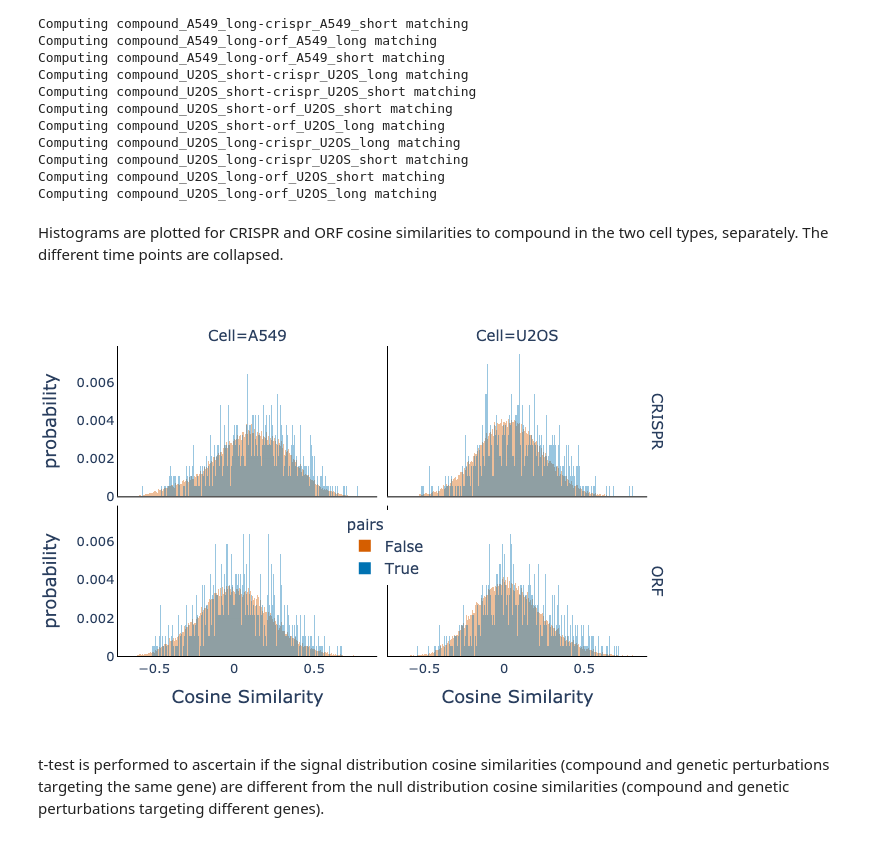
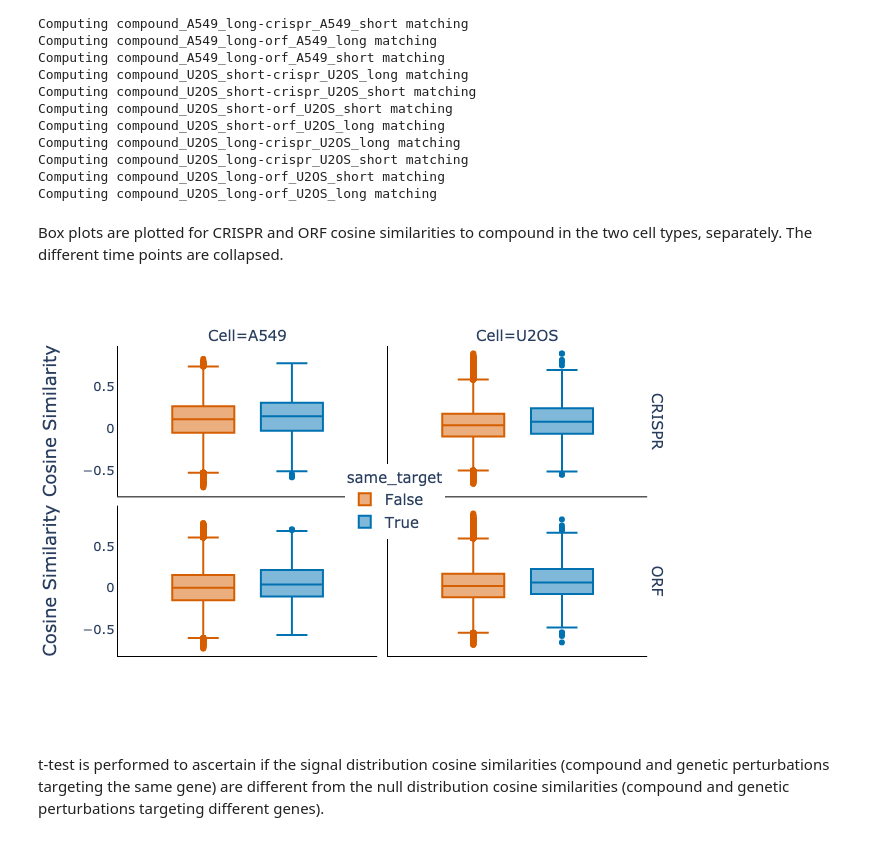
Before and after one commit to jump-cellpainting/2024_Chandrasekaran_NatureMethods, a Jupyter notebook: benchmark/5.visualize-similarities.ipynb, the cells around one changed output. Saved outputs shown, nothing was run; the diff lists cells and outputs as text; code cells hidden in the pictures.

Commit message:
Update figures

```diff
--- a/benchmark/5.visualize-similarities.ipynb
+++ b/benchmark/5.visualize-similarities.ipynb
@@ -118,7 +118,7 @@ for cell in experiment_df.Cell_type.unique():
                     precision.truth_matrix
                     .unstack()
                     .reset_index()
-                    .rename(columns={0: 'pairs'})
+                    .rename(columns={0: 'same_target'})
                 )
 
                 corr_truth = (
@@ -150,38 +150,35 @@ Computing compound_U2OS_long-orf_U2OS_long matching
 # %%
 matching_df = matching_df.replace({'compound':'Compound','crispr':'CRISPR','orf':'ORF'})
 # %% [markdown]
-Histograms are plotted for CRISPR and ORF cosine similarities to compound in the two cell types, separately. The different time points are collapsed.
+Box plots are plotted for CRISPR and ORF cosine similarities to compound in the two cell types, separately. The different time points are collapsed.
 # %%
-fig = px.histogram(
+fig = px.box(
     matching_df,
-    x = 'cosine_sim',
+    y = 'cosine_sim',
     facet_row = 'Genetic_Perturbation',
-    color = 'pairs',
+    color = 'same_target',
     facet_col = 'Cell',
-    opacity=0.4,
-    histnorm='probability',
-    barmode='overlay',
     color_discrete_map=color_discrete_map_null
     )
 fig.update_layout(
-    xaxis1=dict(title='Cosine Similarity', linecolor = "#000000", tickfont=dict(size=13)),
-    xaxis2=dict(title='Cosine Similarity', linecolor = "#000000", tickfont=dict(size=13)),
+    xaxis1=dict(linecolor = "#000000", tickfont=dict(size=13)),
+    xaxis2=dict(linecolor = "#000000", tickfont=dict(size=13)),
     xaxis3=dict(linecolor = "#000000"),
     xaxis4=dict(linecolor = "#000000"),
-    yaxis1=dict(linecolor = "#000000", tickfont=dict(size=13)),
+    yaxis1=dict(title='Cosine Similarity', linecolor = "#000000", tickfont=dict(size=13)),
     yaxis2=dict(linecolor = "#000000"),
-    yaxis3=dict(linecolor = "#000000", tickfont=dict(size=13)),
+    yaxis3=dict(title='Cosine Similarity', linecolor = "#000000", tickfont=dict(size=13)),
     yaxis4=dict(linecolor = "#000000"),
     font=dict(size=15),
     paper_bgcolor='rgba(0,0,0,0)',
     plot_bgcolor='rgba(0,0,0,0)',
-    legend=dict(x=0.42, y=0.35, bgcolor="white")
+    legend=dict(x=0.42, y=0.5, bgcolor="white")
 )
 fig.for_each_annotation(lambda a: a.update(text=a.text.replace("Genetic_Perturbation=", "")))
 fig.show("png")
 fig.write_image('figures/5.cosine_similarities.png', width=640, height=480, scale=2)
 # %% [output]
-[figure, old version]
+[figure, new version]
 # %% [markdown]
 t-test is performed to ascertain if the signal distribution cosine similarities (compound and genetic perturbations targeting the same gene) are different from the null distribution cosine similarities (compound and genetic perturbations targeting different genes).
 # %%
```
Also changed, not shown: parts of 7 cells of this notebook, 2 other files.
